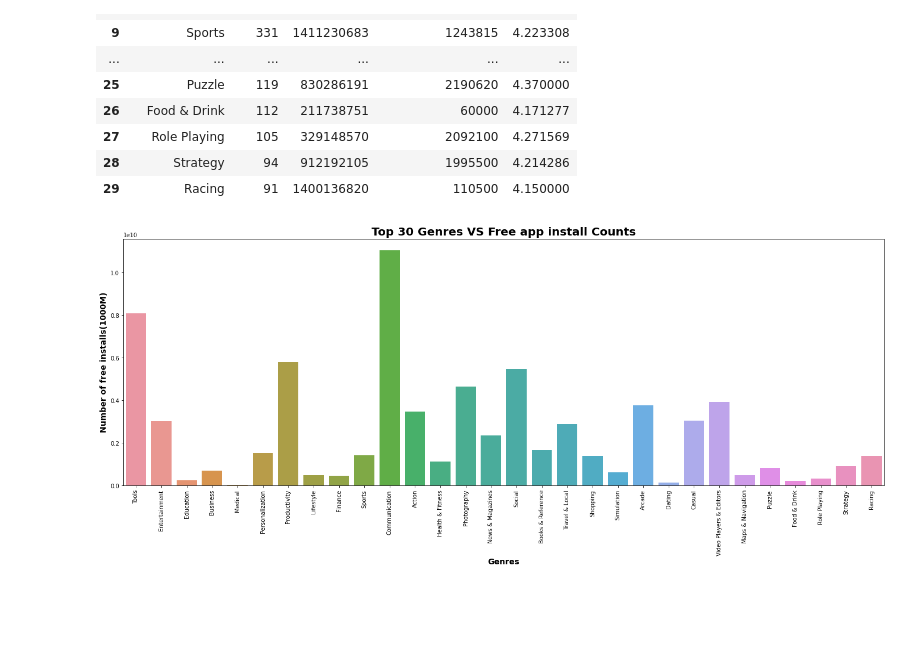
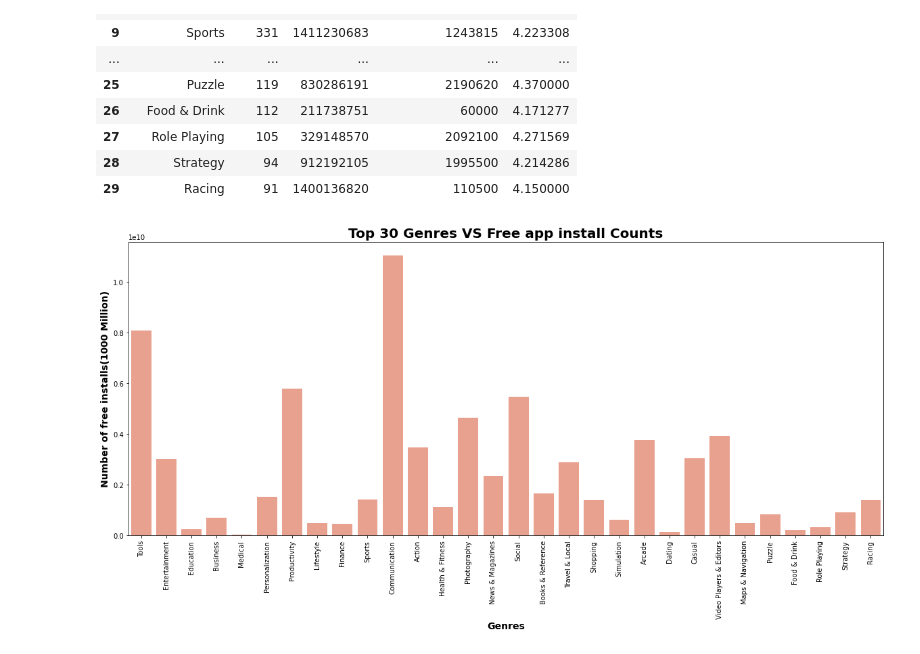
Before and after one commit to sakshighugare/EDA-Playstore-data-analysis, a Jupyter notebook: final_self_copy_Copy_of_Play_Store_App_Review_Analysis_Capstone_Project.ipynb, the cells around one changed output. Drawn from its saved outputs; the diff is of its cells as text; code cells hidden in the pictures; blank space fills up the shorter version.

```diff
--- a/final_self_copy_Copy_of_Play_Store_App_Review_Analysis_Capstone_Project.ipynb
+++ b/final_self_copy_Copy_of_Play_Store_App_Review_Analysis_Capstone_Project.ipynb
@@ -400,12 +400,12 @@ top_30_genres_df
 # %%
 
 a = top_30_genres_df.Installs.value_counts().head(30)
-plt.figure(figsize=(24,8))
-sns.barplot(x = top_30_genres_df.Genres , y =top_30_genres_df.Installs  )
+plt.figure(figsize=(20,8))
+sns.barplot(x = top_30_genres_df.Genres , y =top_30_genres_df.Installs , color = "#F89880" )
 plt.xticks(rotation=90)
 plt.title('Top 30 Genres VS Free app install Counts', fontsize = 20 , fontweight = "bold")
-plt.ylabel('Number of free installs(1000M)', fontsize = 14 , fontweight = "bold")
+plt.ylabel('Number of free installs(1000 Million)', fontsize = 14 , fontweight = "bold")
 plt.xlabel('Genres', fontsize = 14 , fontweight = "bold")
 plt.show()
 # %% [output]
-[figure, old version]
+[figure, new version]
```
Also changed, not shown: parts of 1 cell of this notebook.
